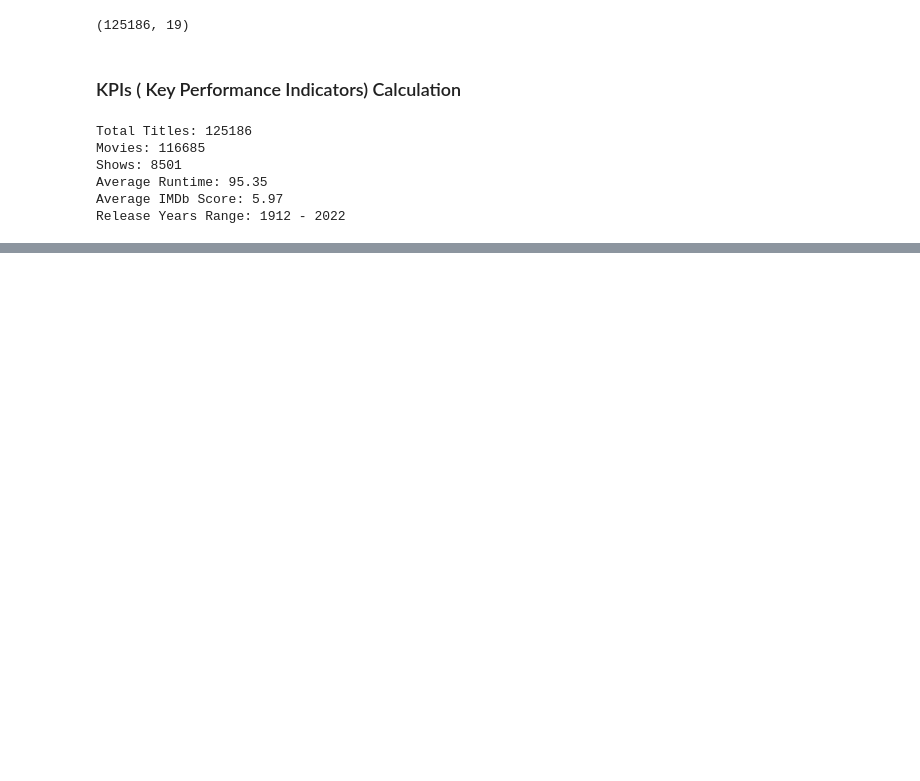
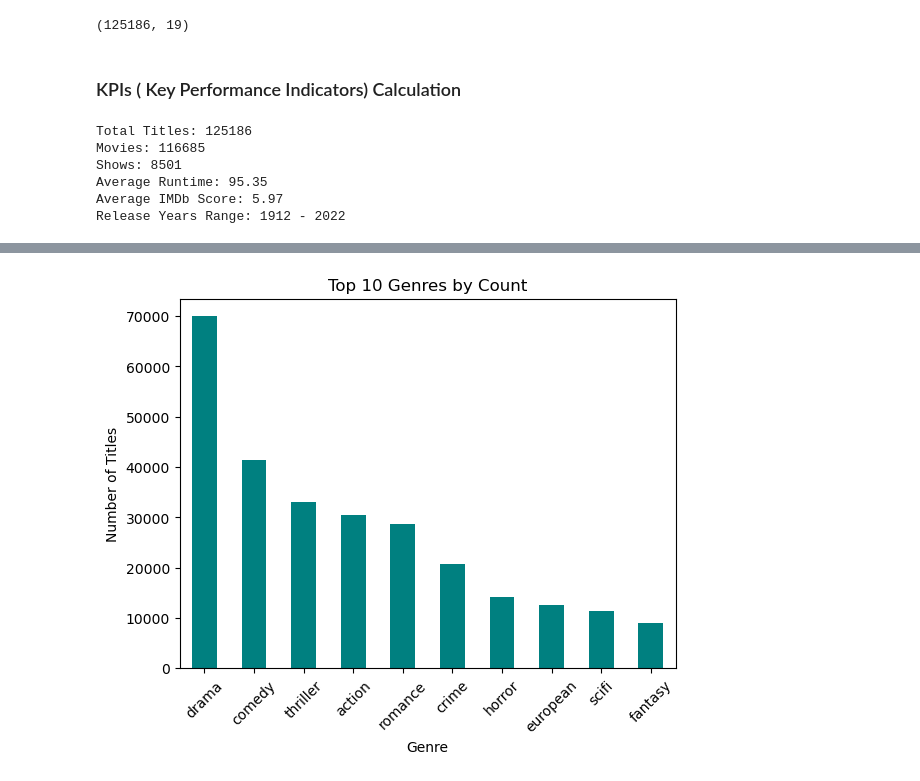
Before and after one commit to codewithkaran-21/Amazon-Prime-TV-Shows-and-Movies-Exploratory-Data-Analysis-, a Jupyter notebook: amazon_eda.ipynb, the cells around one changed output, grey strips where cells are left out. Drawn from its saved outputs; the diff is of its cells as text; code cells hidden in the pictures; blank space fills up the shorter version.

```diff
--- a/amazon_eda.ipynb
+++ b/amazon_eda.ipynb
@@ -299,3 +299,18 @@ Shows: 8501
 Average Runtime: 95.35
 Average IMDb Score: 5.97
 Release Years Range: 1912 - 2022
+# %%
+#Genre Based KPIs
+# Split multiple genres into separate rows
+genres_split = mreged_df.dropna(subset=['genres']).copy()
+genres_split['genres'] = genres_split['genres'].str.replace('[','').str.replace(']','').str.replace("'","")
+genres_split = genres_split.assign(genres = genres_split['genres'].str.split(','))
+genres_split = genres_split.explode('genres')
+genres_split['genres'] = genres_split['genres'].str.strip()
+
+# Top 10 genres
+top_genres = genres_split['genres'].value_counts().head(10)
+print("Top 10 Genres :",top_genres)
+# Average IMDb by genre
+avg_imdb_genre = genres_split.groupby('genres')['imdb_score'].mean().sort_values(ascending=False).head(10)
+print("Avg IMDB_Score By Genre :",avg_imdb_genre)
@@ -301,0 +532,11 @@ Release Years Range: 1912 - 2022
+# %%
+# Chart - 4 Top 10 Genres by Count
+# Top 10 Genres by Count
+genres_split['genres'].value_counts().head(10).plot(kind='bar', color='teal')
+plt.title('Top 10 Genres by Count')
+plt.xlabel('Genre')
+plt.ylabel('Number of Titles')
+plt.xticks(rotation=45)
+plt.show()
+# %% [output]
+[figure, added]
```
Also changed, not shown: parts of 35 cells of this notebook.
